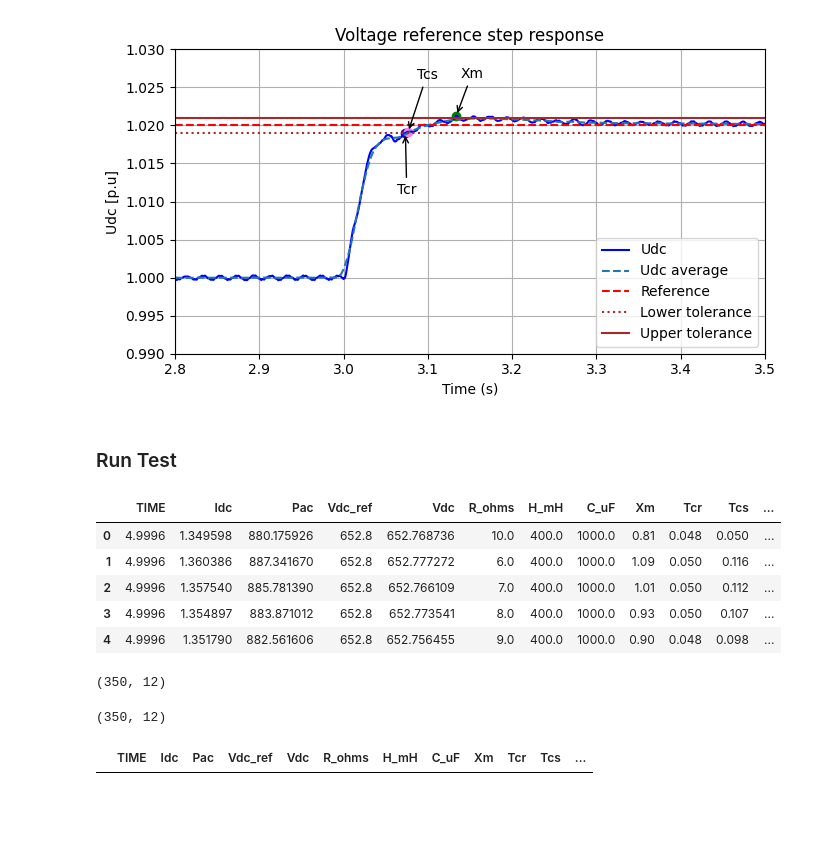
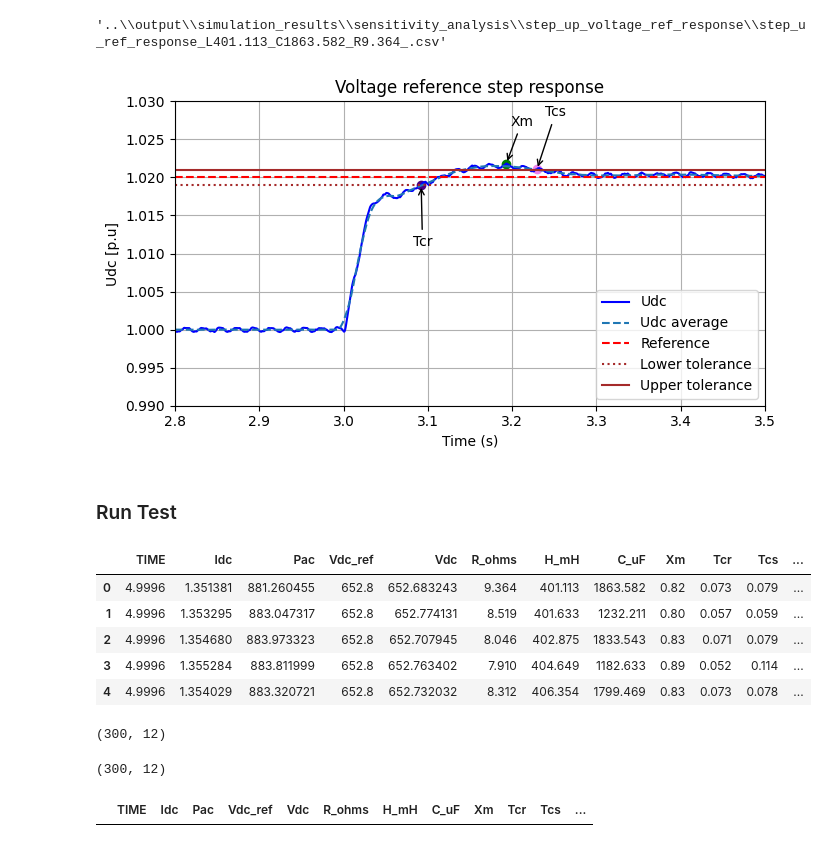
Before and after one commit to KTH-EPE/MMC_model, a Jupyter notebook: result_analysis/step_voltage_ref_response_result_analysis.ipynb, the cells around one changed output. Drawn from its saved outputs; the diff is of its cells as text; code cells hidden in the pictures; blank space fills up the shorter version.

Commit message:
Added sensitivity analysis scripts

```diff
--- a/result_analysis/step_voltage_ref_response_result_analysis.ipynb
+++ b/result_analysis/step_voltage_ref_response_result_analysis.ipynb
@@ -220,17 +220,21 @@ def plot_signal_analysis(
     plt.xlim([2.8, 3.5])
     plt.tight_layout()
 
-    file_path = Path("../output/simulation_results/step_u_ref_response/step_up.png")
+    file_path = Path("summary\\step_up_u_ref_respnse.png")
     file_path.parent.mkdir(parents=True, exist_ok=True)
     plt.savefig(file_path)
 
     plt.show()
 # %%
-files = glob.glob("..\\output\\simulation_results\\step_up_voltage_ref_response\\*.csv")
+l_files = glob.glob("..\\output\\simulation_results\\sensitivity_analysis\\step_up_voltage_ref_response\\*.csv")
+# %%
+l_files[0]
+# %% [output]
+'..\\output\\simulation_results\\sensitivity_analysis\\step_up_voltage_ref_response\\step_u_ref_response_L401.113_C1863.582_R9.364_.csv'
 # %%
-plot_signal_analysis(files[100], settling_window=200)
+plot_signal_analysis(l_files[100], settling_window=200)
 # %% [output]
-[figure, old version]
+[figure, new version]
 # %% [markdown]
 ### Run Test
 # %%
@@ -263,18 +268,18 @@ result_summary_df.to_csv(file_path, index=True)
 # %%
-result_summary_df.head()
+result_summary_df1.head()
 # %% [output]
 |  | TIME | Idc | Pac | Vdc_ref | Vdc | R_ohms | H_mH | C_uF | Xm | Tcr | Tcs | ... |
-| 0 | 4.9996 | 1.349598 | 880.175926 | 652.8 | 652.768736 | 10.0 | 400.0 | 1000.0 | 0.81 | 0.048 | 0.050 | ... |
-| 1 | 4.9996 | 1.360386 | 887.341670 | 652.8 | 652.777272 | 6.0 | 400.0 | 1000.0 | 1.09 | 0.050 | 0.116 | ... |
-| 2 | 4.9996 | 1.357540 | 885.781390 | 652.8 | 652.766109 | 7.0 | 400.0 | 1000.0 | 1.01 | 0.050 | 0.112 | ... |
-| 3 | 4.9996 | 1.354897 | 883.871012 | 652.8 | 652.773541 | 8.0 | 400.0 | 1000.0 | 0.93 | 0.050 | 0.107 | ... |
-| 4 | 4.9996 | 1.351790 | 882.561606 | 652.8 | 652.756455 | 9.0 | 400.0 | 1000.0 | 0.90 | 0.048 | 0.098 | ... |
+| 0 | 4.9996 | 1.351381 | 881.260455 | 652.8 | 652.683243 | 9.364 | 401.113 | 1863.582 | 0.82 | 0.073 | 0.079 | ... |
+| 1 | 4.9996 | 1.353295 | 883.047317 | 652.8 | 652.774131 | 8.519 | 401.633 | 1232.211 | 0.80 | 0.057 | 0.059 | ... |
+| 2 | 4.9996 | 1.354680 | 883.973323 | 652.8 | 652.707945 | 8.046 | 402.875 | 1833.543 | 0.83 | 0.071 | 0.079 | ... |
+| 3 | 4.9996 | 1.355284 | 883.811999 | 652.8 | 652.763402 | 7.910 | 404.649 | 1182.633 | 0.89 | 0.052 | 0.114 | ... |
+| 4 | 4.9996 | 1.354029 | 883.320721 | 652.8 | 652.732032 | 8.312 | 406.354 | 1799.469 | 0.83 | 0.073 | 0.078 | ... |
 # %%
-result_summary_df[result_summary_df['score']==1].shape
+result_summary_df1[result_summary_df1['score']==1].shape
 # %% [output]
-(350, 12)
+(300, 12)
 # %%
-result_summary_df.shape
+result_summary_df1.shape
 # %% [output]
-(350, 12)
+(300, 12)
 # %%
```
Also changed, not shown: parts of 14 cells of this notebook, 17 other files.
